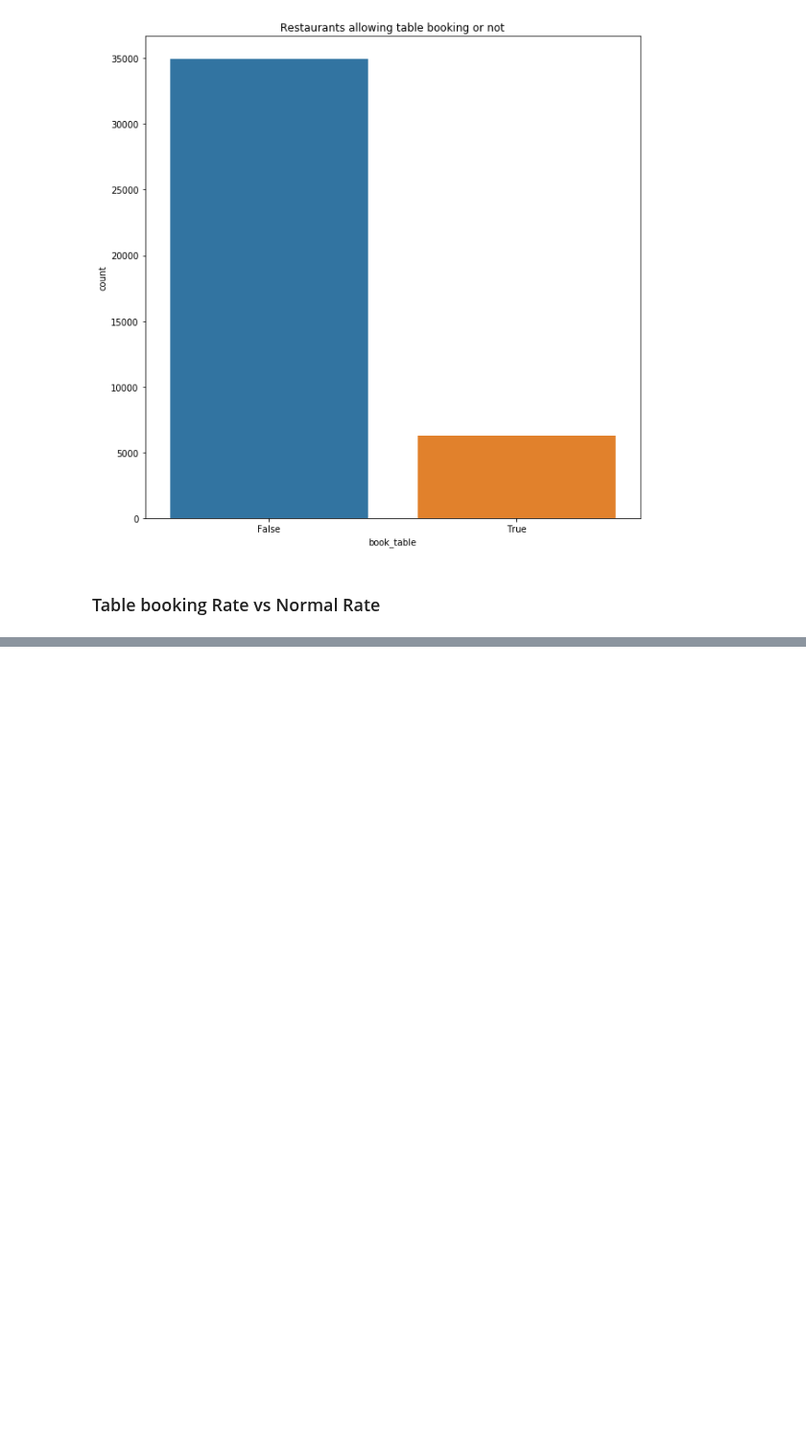
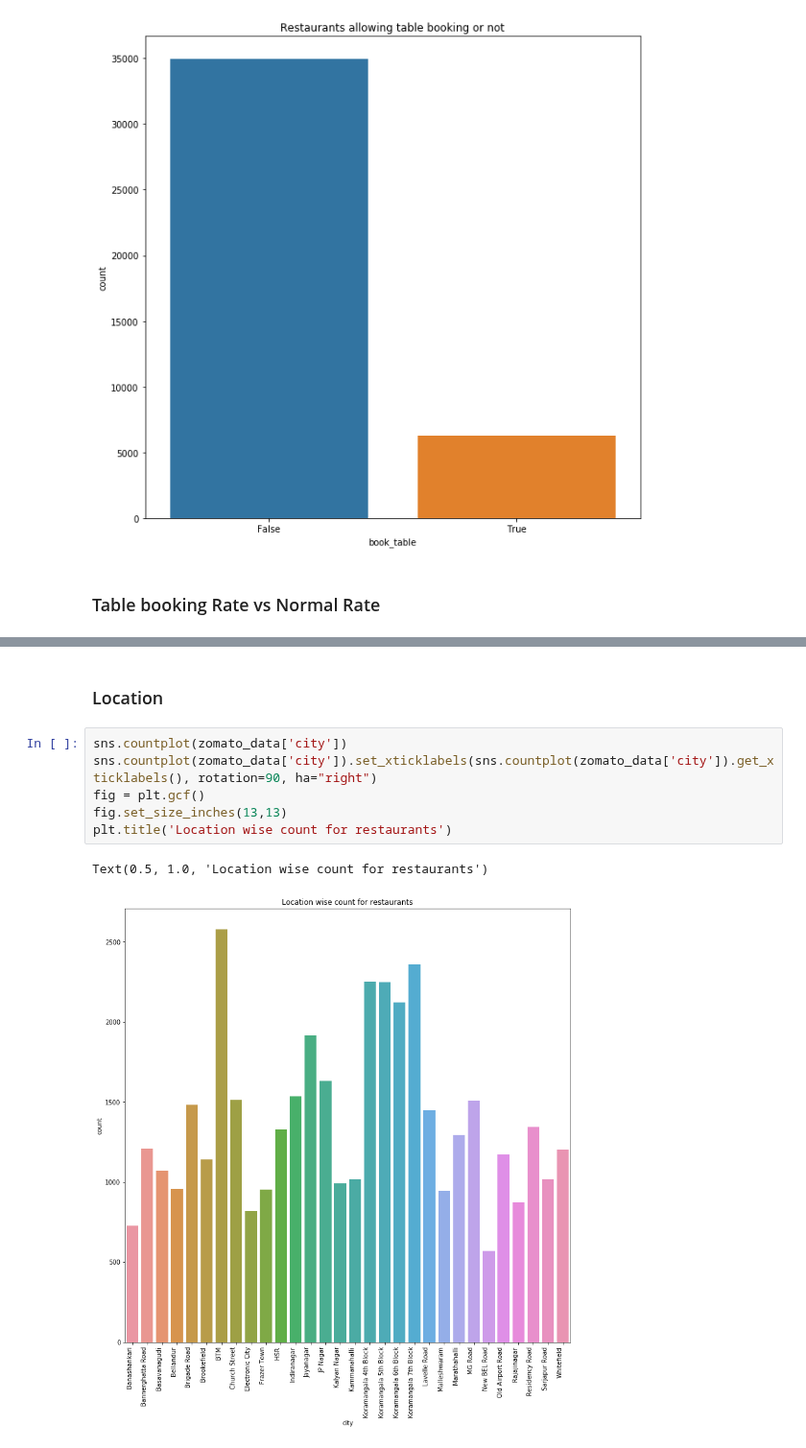
Before and after one commit to shreyanshsharma01/Exploratory-Data-Analysis-projects, a Jupyter notebook: Zomato_Restaurant_reviews_EDA.ipynb, the cells around one changed output, grey strips where cells are left out. Shown at 96% size. Drawn from its saved outputs; the diff is of its cells as text; blank space fills up the shorter version.

```diff
--- a/Zomato_Restaurant_reviews_EDA.ipynb
+++ b/Zomato_Restaurant_reviews_EDA.ipynb
@@ -403,0 +411,11 @@ pd.crosstab(zomato_data['rate'],zomato_data['book_table'])
+# %% [markdown]
+### Location
+# %%
+sns.countplot(zomato_data['city'])
+sns.countplot(zomato_data['city']).set_xticklabels(sns.countplot(zomato_data['city']).get_xticklabels(), rotation=90, ha="right")
+fig = plt.gcf()
+fig.set_size_inches(13,13)
+plt.title('Location wise count for restaurants')
+# %% [output]
+Text(0.5, 1.0, 'Location wise count for restaurants')
+[figure, added]
```
Also changed, not shown: parts of 35 cells of this notebook.
